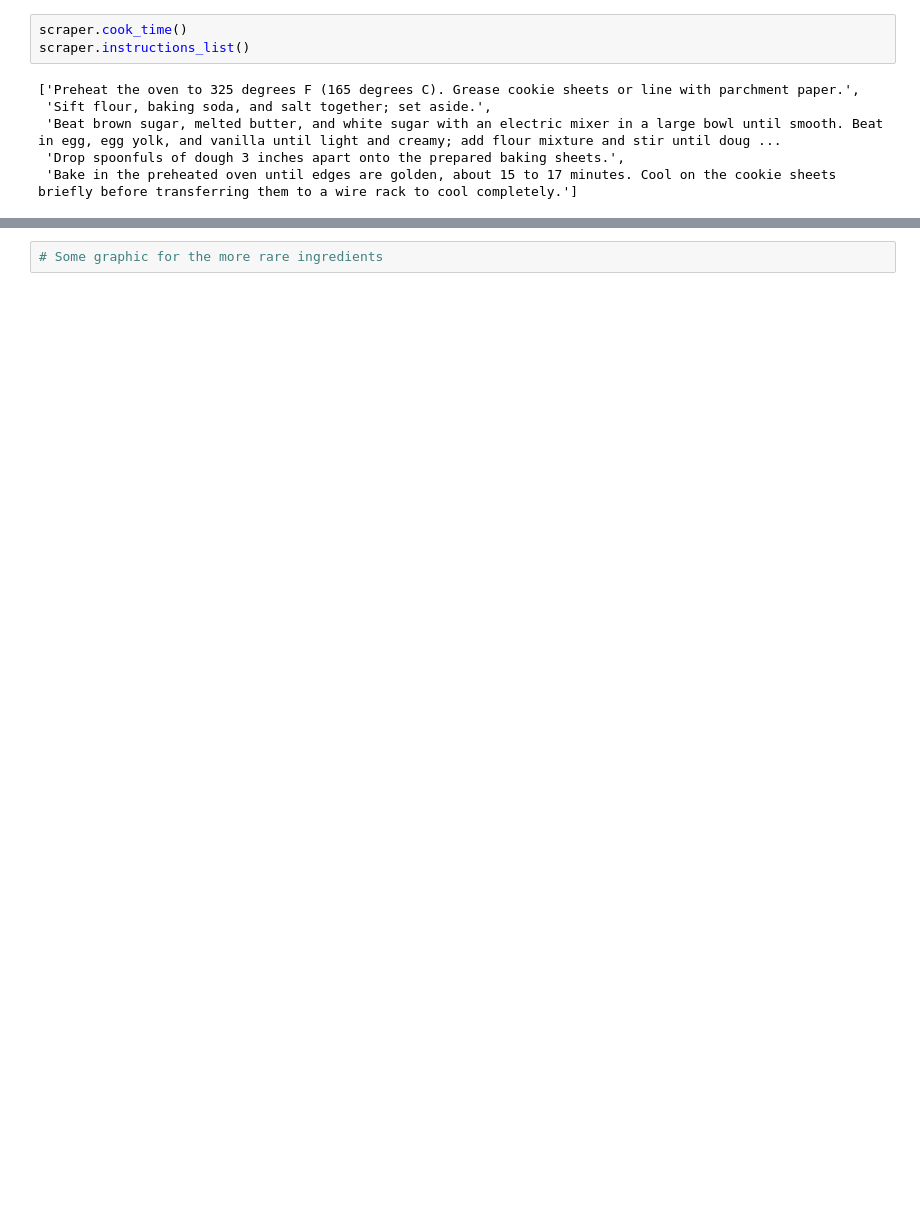
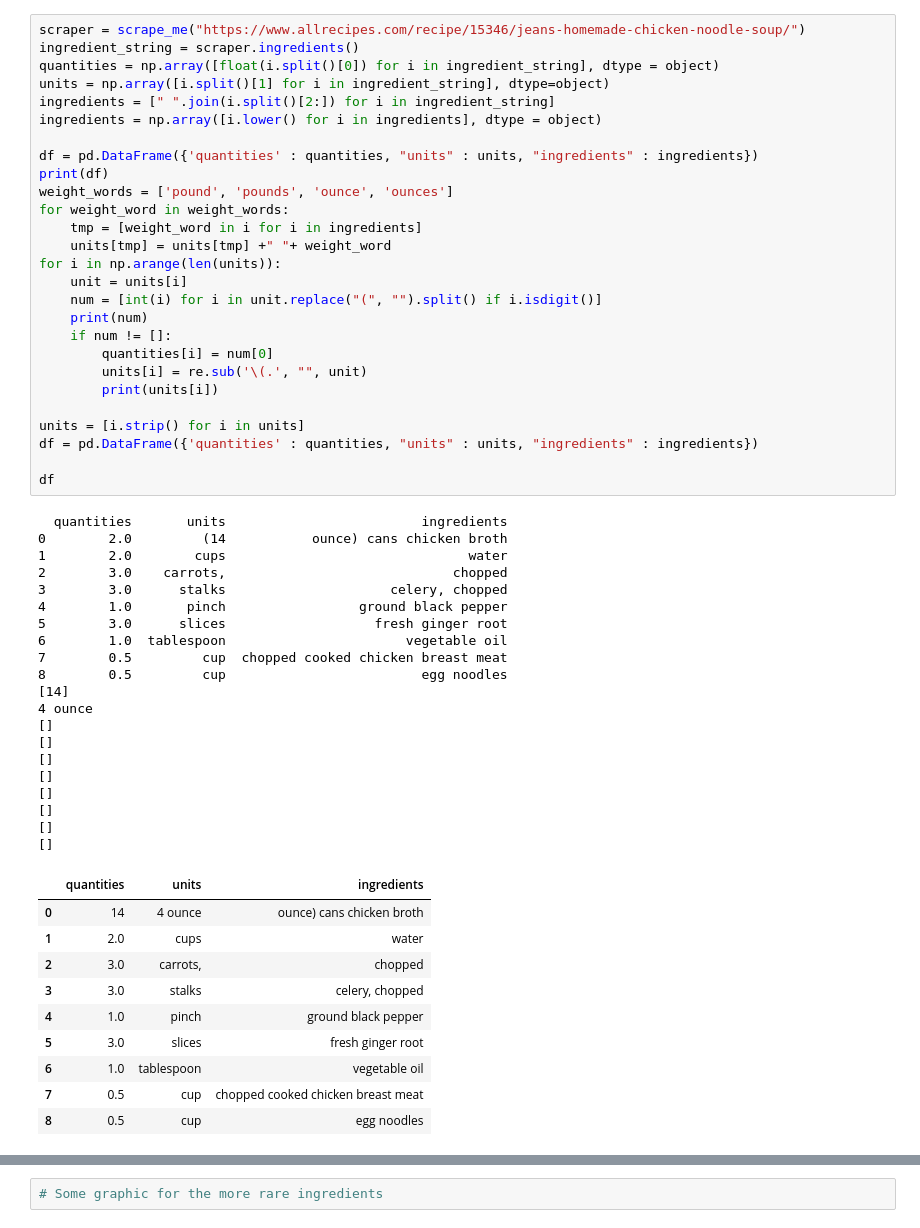
Before and after one commit to kiti15237/median_meal, a Jupyter notebook: recipe_averager.ipynb, the cells around one changed output, grey strips where cells are left out. Cells and saved outputs as stored; diff of their text form; blank space fills up the shorter version.

Commit message:
trying to integrate weight for units and weight for weights

```diff
--- a/recipe_averager.ipynb
+++ b/recipe_averager.ipynb
@@ -39,9 +47,58 @@ import csv
-# %%
-scraper.cook_time()
-scraper.instructions_list()
-# %% [output]
-['Preheat the oven to 325 degrees F (165 degrees C). Grease cookie sheets or line with parchment paper.',
- 'Sift flour, baking soda, and salt together; set aside.',
- 'Beat brown sugar, melted butter, and white sugar with an electric mixer in a large bowl until smooth. Beat in egg, egg yolk, and vanilla until light and creamy; add flour mixture and stir until doug ...
- 'Drop spoonfuls of dough 3 inches apart onto the prepared baking sheets.',
- 'Bake in the preheated oven until edges are golden, about 15 to 17 minutes. Cool on the cookie sheets briefly before transferring them to a wire rack to cool completely.']
+# %%
+scraper = scrape_me("https://www.allrecipes.com/recipe/15346/jeans-homemade-chicken-noodle-soup/")
+ingredient_string = scraper.ingredients()
+quantities = np.array([float(i.split()[0]) for i in ingredient_string], dtype = object)
+units = np.array([i.split()[1] for i in ingredient_string], dtype=object)
+ingredients = [" ".join(i.split()[2:]) for i in ingredient_string]
+ingredients = np.array([i.lower() for i in ingredients], dtype = object)
+
+df = pd.DataFrame({'quantities' : quantities, "units" : units, "ingredients" : ingredients})
+print(df)
+weight_words = ['pound', 'pounds', 'ounce', 'ounces']
+for weight_word in weight_words:
+    tmp = [weight_word in i for i in ingredients]
+    units[tmp] = units[tmp] +" "+ weight_word
+for i in np.arange(len(units)):
+    unit = units[i]
+    num = [int(i) for i in unit.replace("(", "").split() if i.isdigit()]
+    print(num)
+    if num != []:
+        quantities[i] = num[0]
+        units[i] = re.sub('\(.', "", unit)
+        print(units[i])
+
+units = [i.strip() for i in units]
+df = pd.DataFrame({'quantities' : quantities, "units" : units, "ingredients" : ingredients})
+
+df
+# %% [output]
+  quantities       units                         ingredients
+0        2.0         (14           ounce) cans chicken broth
+1        2.0        cups                               water
+2        3.0    carrots,                             chopped
+3        3.0      stalks                     celery, chopped
+4        1.0       pinch                 ground black pepper
+5        3.0      slices                   fresh ginger root
+6        1.0  tablespoon                       vegetable oil
+7        0.5         cup  chopped cooked chicken breast meat
+8        0.5         cup                         egg noodles
+[14]
+4 ounce
+[]
+[]
+[]
+[]
+[]
+[]
+[]
+[]
+|  | quantities | units | ingredients |
+| 0 | 14 | 4 ounce | ounce) cans chicken broth |
+| 1 | 2.0 | cups | water |
+| 2 | 3.0 | carrots, | chopped |
+| 3 | 3.0 | stalks | celery, chopped |
+| 4 | 1.0 | pinch | ground black pepper |
+| 5 | 3.0 | slices | fresh ginger root |
+| 6 | 1.0 | tablespoon | vegetable oil |
+| 7 | 0.5 | cup | chopped cooked chicken breast meat |
+| 8 | 0.5 | cup | egg noodles |
```
Also changed, not shown: parts of 19 cells of this notebook, 5 other files.
